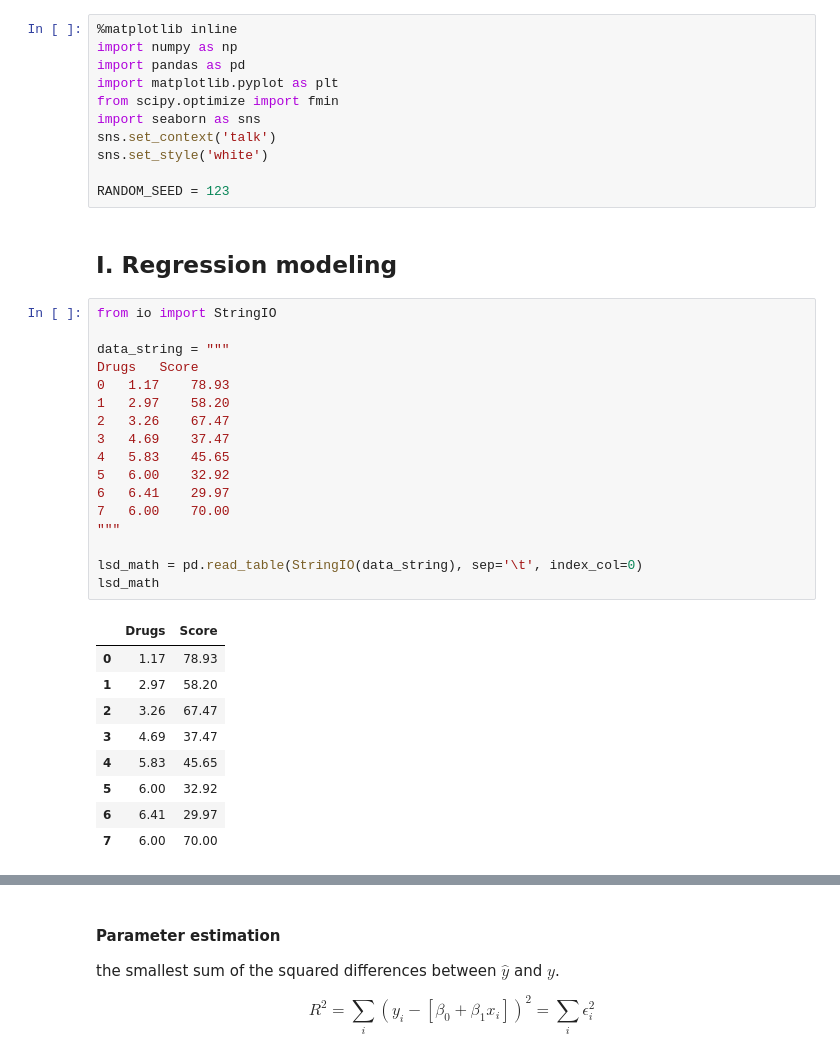
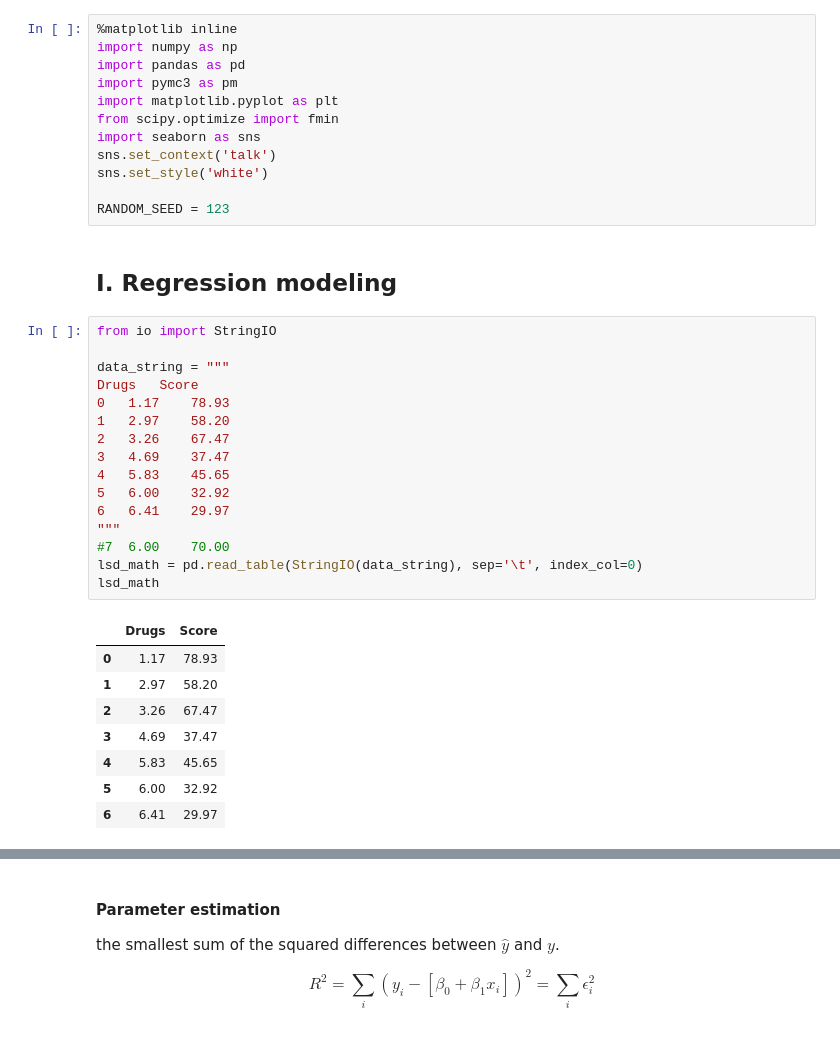
Before and after one commit to danhphan/bayesian-inferences, a Jupyter notebook: 02_regression_models.ipynb, the cells around one changed output, grey strips where cells are left out. Drawn from its saved outputs; the diff is of its cells as text.

```diff
--- a/02_regression_models.ipynb
+++ b/02_regression_models.ipynb
@@ -2,6 +2,7 @@
 %matplotlib inline
 import numpy as np
 import pandas as pd
+import pymc3 as pm
 import matplotlib.pyplot as plt
 from scipy.optimize import fmin
 import seaborn as sns
@@ -14,30 +15,28 @@ RANDOM_SEED = 123
 # %%
 from io import StringIO
 
 data_string = """
 Drugs	Score
 0	1.17	78.93
 1	2.97	58.20
 2	3.26	67.47
 3	4.69	37.47
 4	5.83	45.65
 5	6.00	32.92
 6	6.41	29.97
-7	6.00	70.00
 """
-
+#7	6.00	70.00
 lsd_math = pd.read_table(StringIO(data_string), sep='\t', index_col=0)
 lsd_math
 # %% [output]
 |  | Drugs | Score |
 | 0 | 1.17 | 78.93 |
 | 1 | 2.97 | 58.20 |
 | 2 | 3.26 | 67.47 |
 | 3 | 4.69 | 37.47 |
 | 4 | 5.83 | 45.65 |
 | 5 | 6.00 | 32.92 |
 | 6 | 6.41 | 29.97 |
-| 7 | 6.00 | 70.00 |
 # %%
 # See the data
 lsd_math.plot(x='Drugs',y='Score', style='ro', legend=False, xlim=(0,8))
```
Also changed, not shown: parts of 16 cells of this notebook.
